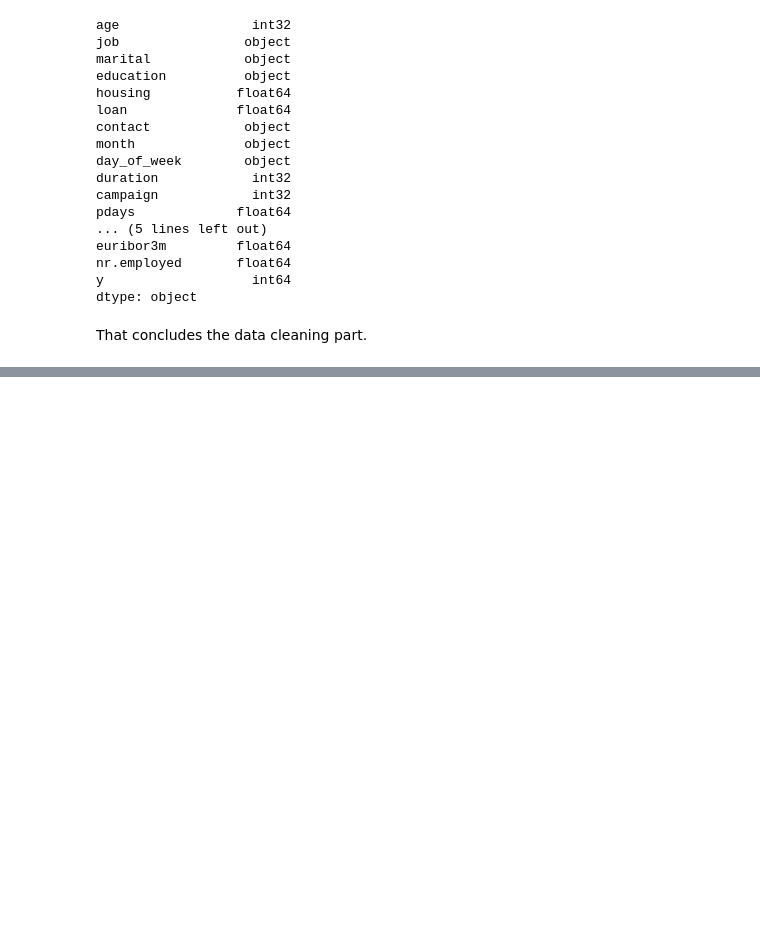
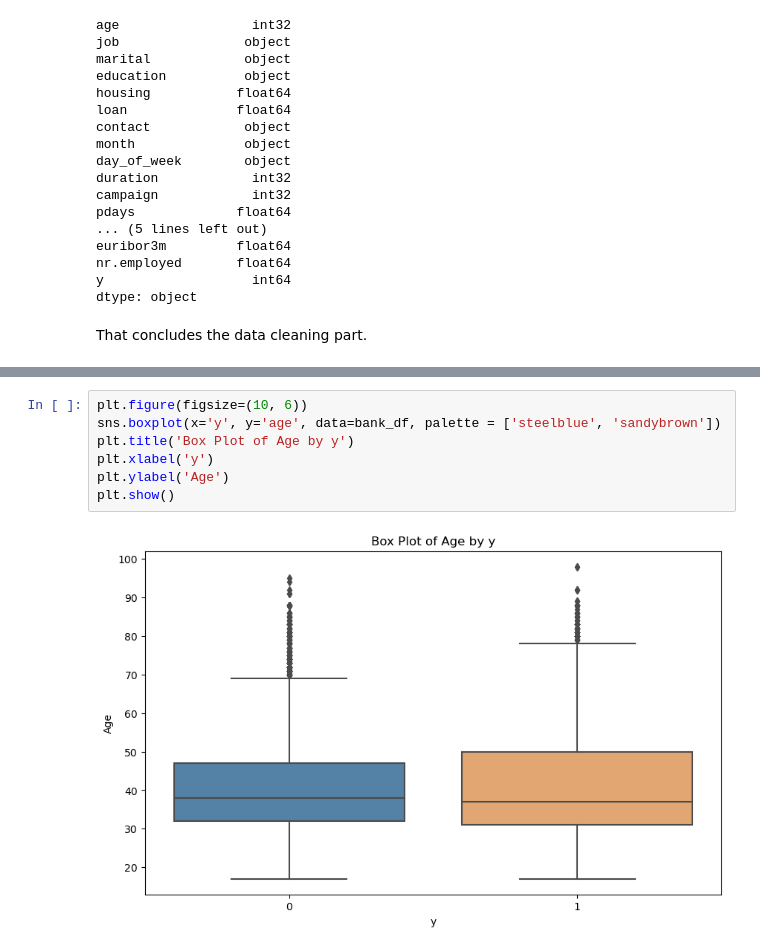
Before and after one commit to sagaitis/BankMarketingDataAnalysis, a Jupyter notebook: BankMarketingAnalysis_PauliusSagaitis.ipynb, the cells around one changed output, grey strips where cells are left out. Saved outputs shown, nothing was run; the diff lists cells and outputs as text; blank space fills up the shorter version.

```diff
--- a/BankMarketingAnalysis_PauliusSagaitis.ipynb
+++ b/BankMarketingAnalysis_PauliusSagaitis.ipynb
@@ -590,0 +624,9 @@ plt.show()
+# %%
+plt.figure(figsize=(10, 6))
+sns.boxplot(x='y', y='age', data=bank_df, palette = ['steelblue', 'sandybrown'])
+plt.title('Box Plot of Age by y')
+plt.xlabel('y')
+plt.ylabel('Age')
+plt.show()
+# %% [output]
+[figure, added]
```
Also changed, not shown: parts of 106 cells of this notebook.
